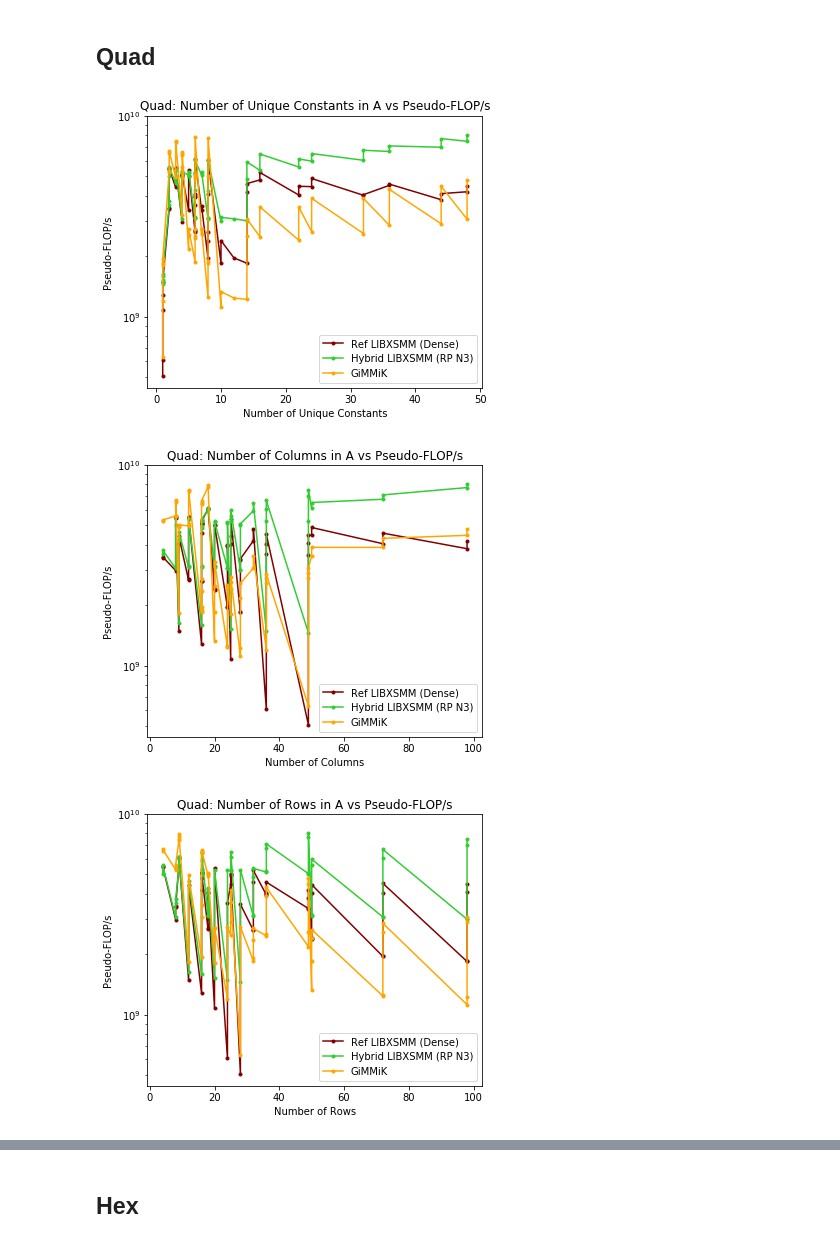
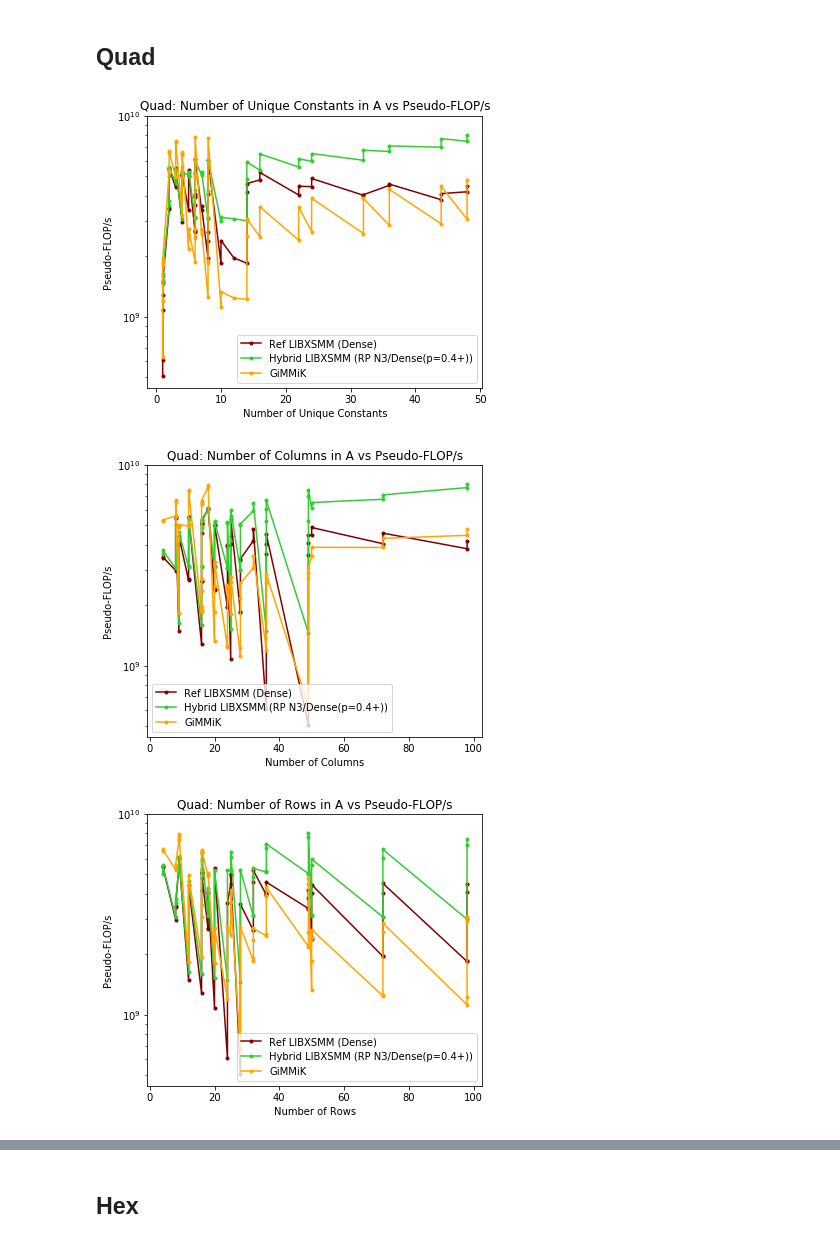
Before and after one commit to mahudu97/fyp-scratch, a Jupyter notebook: src/plot/libxsmm_vs_gimmik/plot_benchmark.ipynb, the cells around one changed output, grey strips where cells are left out. Saved outputs shown, nothing was run; the diff lists cells and outputs as text; code cells hidden in the pictures.

```diff
--- a/src/plot/libxsmm_vs_gimmik/plot_benchmark.ipynb
+++ b/src/plot/libxsmm_vs_gimmik/plot_benchmark.ipynb
@@ -135,24 +135,24 @@ def get_gimmik_perf(runs, shape, x_term):
 # %%
 for i, x_term in enumerate(x_terms):
     plt.figure(figsize=(6,5))
 
     hybrid_xvals, hybrid_avg, _ = get_local_upstream_perf(hybrid_runs, "quad", x_term)
     gimmik_xvals, gimmik_avg = get_gimmik_perf(gimmik_runs, "quad", x_term)
     dense_xvals, _, dense_avg = get_local_upstream_perf(dense_runs, "quad", x_term)
 
     plt.plot(dense_xvals, dense_avg, label="Ref LIBXSMM (Dense)", color="maroon", marker=".")
-    plt.plot(hybrid_xvals, hybrid_avg, label="Hybrid LIBXSMM (RP N3)", color="limegreen", marker=".")
+    plt.plot(hybrid_xvals, hybrid_avg, label="Hybrid LIBXSMM (RP N3/Dense(p=0.4+))", color="limegreen", marker=".")
     plt.plot(gimmik_xvals, gimmik_avg, label="GiMMiK", color="orange", marker=".")
 
     plt.xlabel(xlabels[i])
     plt.ylabel("Pseudo-FLOP/s")
     plt.yscale("log", basey=10)
     plt.title("Quad: " + xtitles[i] + " vs Pseudo-FLOP/s")
     plt.ylim(top=10e9)
     plt.legend()
     plt.savefig("./../../../plots/libxsmm_vs_gimmik/pyfr/quad/"+x_term+".pdf")
     plt.show()
 # %% [output]
-[figure, old version]
+[figure, new version]
-[figure, old version]
+[figure, new version]
-[figure, old version]
+[figure, new version]
```
Also changed, not shown: parts of 1 cell of this notebook, 47 other files.
